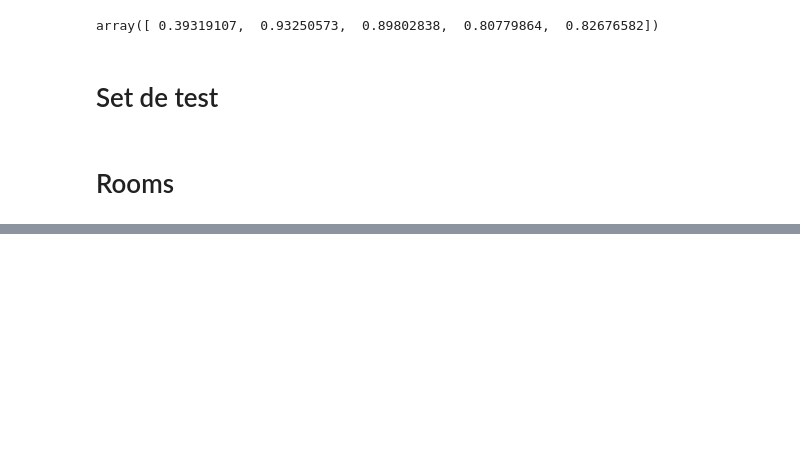
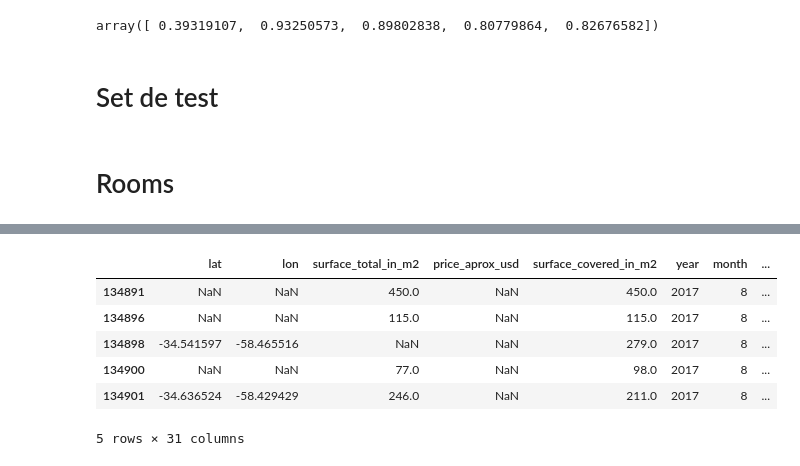
Before and after one commit to NicoGallegos/tpdatos, a Jupyter notebook: TP 2 -Nico.ipynb, the cells around one changed output, grey strips where cells are left out. Saved outputs shown, nothing was run; the diff lists cells and outputs as text; code cells hidden in the pictures; blank space fills up the shorter version.

```diff
--- a/TP 2 -Nico.ipynb
+++ b/TP 2 -Nico.ipynb
@@ -1442,0 +1445,12 @@ testRooms = testRooms.drop(['tipo_train','tipo_test'], axis=1)
+# %%
+testDptos = testRooms[testRooms['property_type_departamento'] == 1]
+testCasas = testRooms[testRooms['property_type_casa'] == 1]
+testPH = testRooms[testRooms['property_type_ph'] == 1]
+# %% [output]
+|  | lat | lon | surface_total_in_m2 | price_aprox_usd | surface_covered_in_m2 | year | month | ... |
+| 134891 | NaN | NaN | 450.0 | NaN | 450.0 | 2017 | 8 | ... |
+| 134896 | NaN | NaN | 115.0 | NaN | 115.0 | 2017 | 8 | ... |
+| 134898 | -34.541597 | -58.465516 | NaN | NaN | 279.0 | 2017 | 8 | ... |
+| 134900 | NaN | NaN | 77.0 | NaN | 98.0 | 2017 | 8 | ... |
+| 134901 | -34.636524 | -58.429429 | 246.0 | NaN | 211.0 | 2017 | 8 | ... |
+5 rows × 31 columns
```
Also changed, not shown: parts of 12 cells of this notebook.
